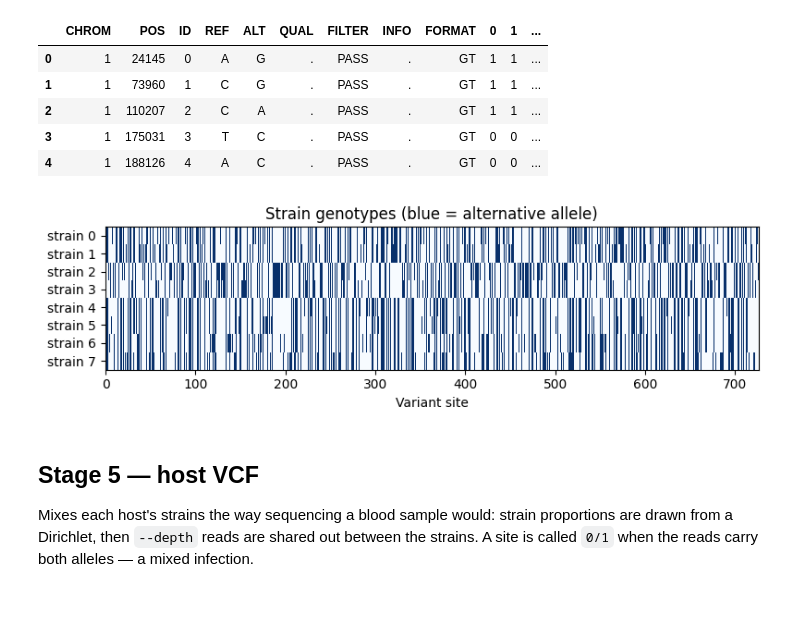
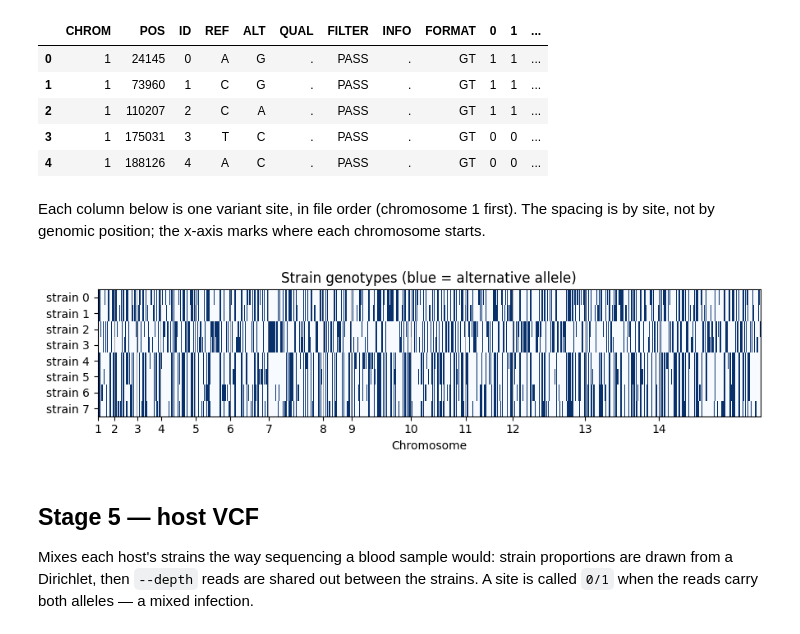
Before and after one commit to mrc-ide/KR_simulator, a Jupyter notebook: examples/tutorial.ipynb, the cells around one changed output. Drawn from its saved outputs; the diff is of its cells as text; code cells hidden in the pictures; blank space fills up the shorter version.

Commit message:
Tutorial: drop the coalescence bar chart and relatedness section; mark chromosomes on the genotype plot
Co-Authored-By: Claude Opus 5.5 <noreply@anthropic.com>

```diff
--- a/examples/tutorial.ipynb
+++ b/examples/tutorial.ipynb
@@ -156,18 +144,26 @@ strain_vcf.head()
 | 2 | 1 | 110207 | 2 | C | A | . | PASS | . | GT | 1 | 1 | ... |
 | 3 | 1 | 175031 | 3 | T | C | . | PASS | . | GT | 0 | 0 | ... |
 | 4 | 1 | 188126 | 4 | A | C | . | PASS | . | GT | 0 | 0 | ... |
+# %% [markdown]
+Each column below is one variant site, in file order (chromosome 1 first). The spacing is by site, not by genomic position; the x-axis marks where each chromosome starts.
 # %%
 strains = strain_vcf.columns[9:]
-fig, ax = plt.subplots(figsize=(8, 2.5))
+chr_start = strain_vcf.reset_index().groupby("CHROM")["index"].min()
+
+fig, ax = plt.subplots(figsize=(9, 2.5))
 ax.imshow(strain_vcf[strains].astype(int).T, aspect="auto", cmap="Blues", interpolation="none")
+for x in chr_start.values[1:]:
+    ax.axvline(x - 0.5, color="grey", linewidth=0.5)
+ax.set_xticks(chr_start.values)
+ax.set_xticklabels(chr_start.index)
 ax.set_yticks(range(len(strains)))
 ax.set_yticklabels([f"strain {s}" for s in strains])
-ax.set_xlabel("Variant site")
+ax.set_xlabel("Chromosome")
 ax.set_title("Strain genotypes (blue = alternative allele)")
 plt.tight_layout()
 plt.show()
 # %% [output]
-[figure, old version]
+[figure, new version]
 # %% [markdown]
 ## Stage 5 — host VCF
 
```
Also changed, not shown: parts of 6 cells of this notebook, 2 other files.
